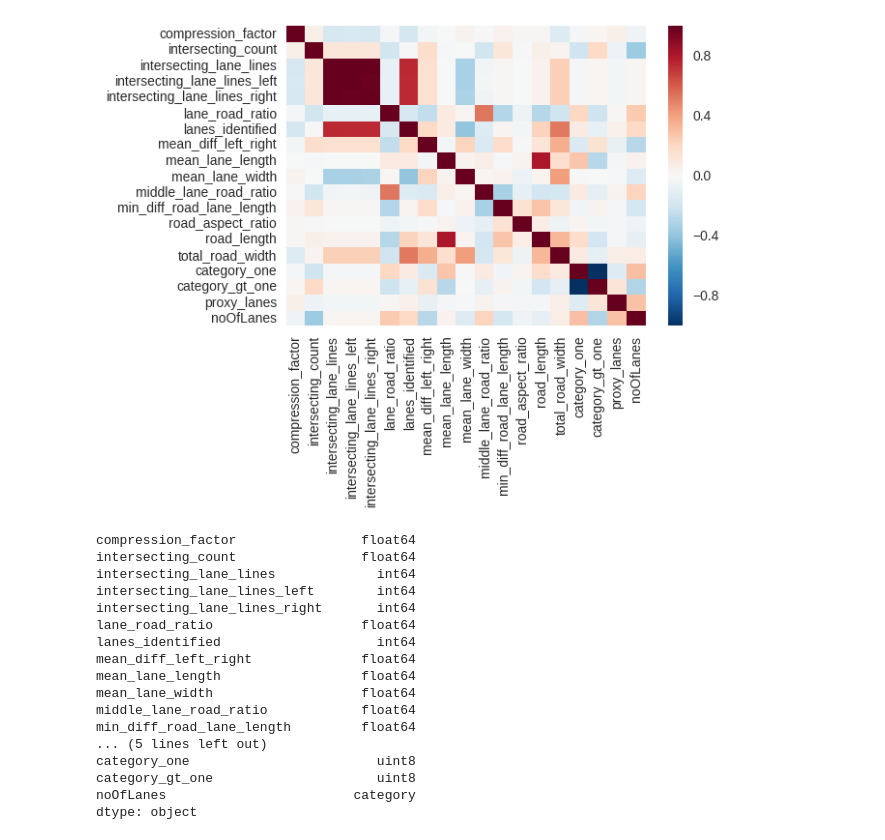
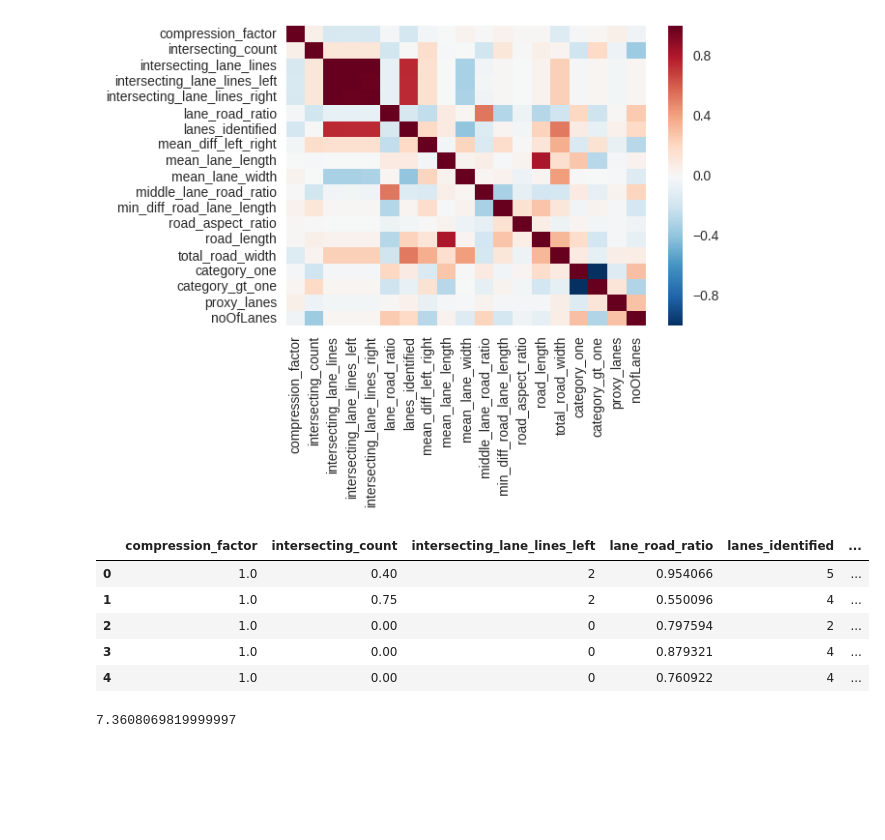
Before and after one commit to shubh24/indiahacks-ml-2017, a Jupyter notebook: lane-prediction/explore.ipynb, the cells around one changed output. Drawn from its saved outputs; the diff is of its cells as text; code cells hidden in the pictures; blank space fills up the shorter version.

```diff
--- a/lane-prediction/explore.ipynb
+++ b/lane-prediction/explore.ipynb
@@ -411,22 +431,16 @@ plt.show()
 # %% [output]
 [figure]
 # %%
-train_feats.dtypes
+train_feats.head()
 # %% [output]
-compression_factor                float64
-intersecting_count                float64
-intersecting_lane_lines             int64
-intersecting_lane_lines_left        int64
-intersecting_lane_lines_right       int64
-lane_road_ratio                   float64
-lanes_identified                    int64
-mean_diff_left_right              float64
-mean_lane_length                  float64
-mean_lane_width                   float64
-middle_lane_road_ratio            float64
-min_diff_road_lane_length         float64
-... (5 lines left out)
-category_one                        uint8
-category_gt_one                     uint8
-noOfLanes                        category
-dtype: object
+|  | compression_factor | intersecting_count | intersecting_lane_lines_left | lane_road_ratio | lanes_identified | ... |
+| 0 | 1.0 | 0.40 | 2 | 0.954066 | 5 | ... |
+| 1 | 1.0 | 0.75 | 2 | 0.550096 | 4 | ... |
+| 2 | 1.0 | 0.00 | 0 | 0.797594 | 2 | ... |
+| 3 | 1.0 | 0.00 | 0 | 0.879321 | 4 | ... |
+| 4 | 1.0 | 0.00 | 0 | 0.760922 | 4 | ... |
+# %%
+road_lanes = train[train.roadId == train.iloc[0].roadId]
+np.sum(road_lanes.groupby("laneLineId")["distFromLaneLineOnLeft"].mean())
+# %% [output]
+7.3608069819999997
```
Also changed, not shown: parts of 6 cells of this notebook.
